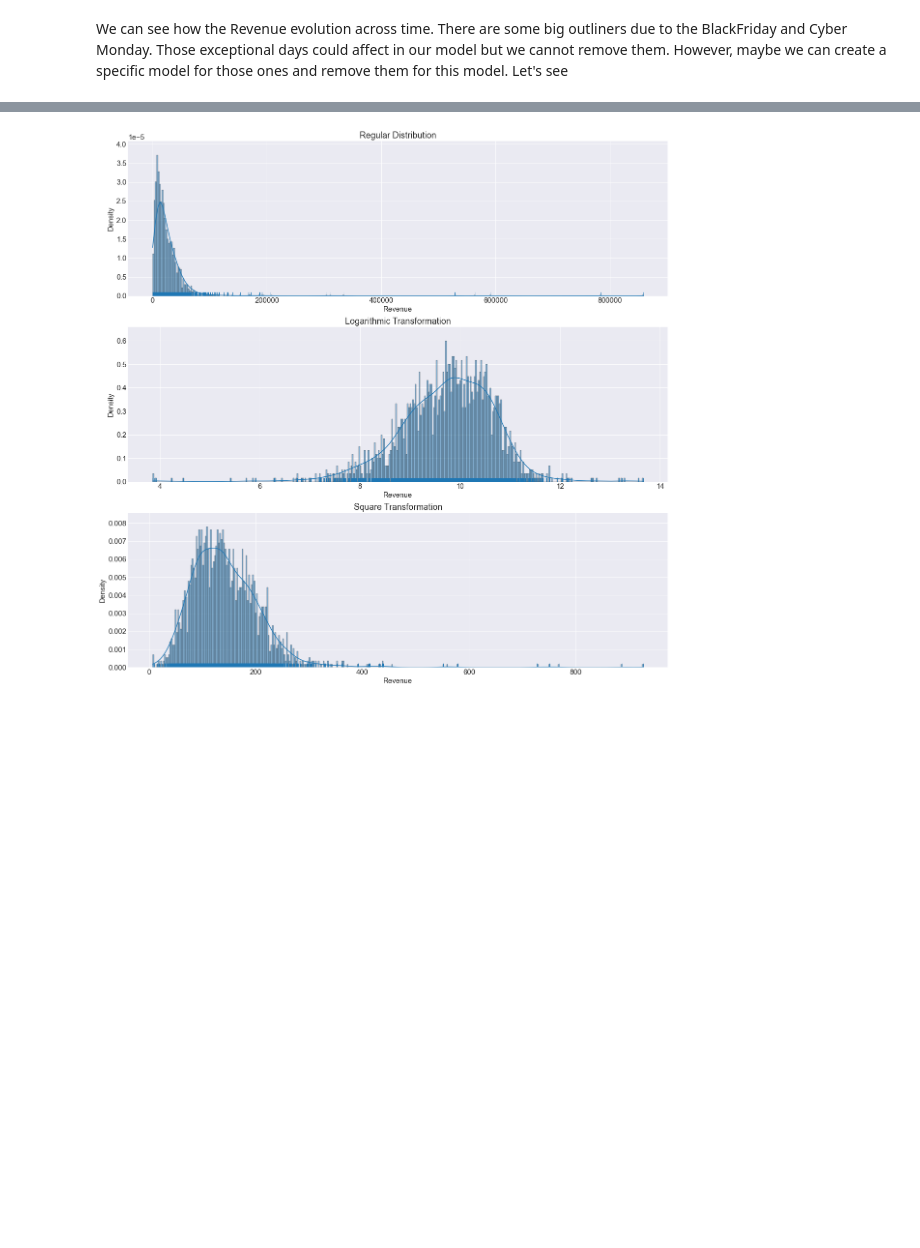
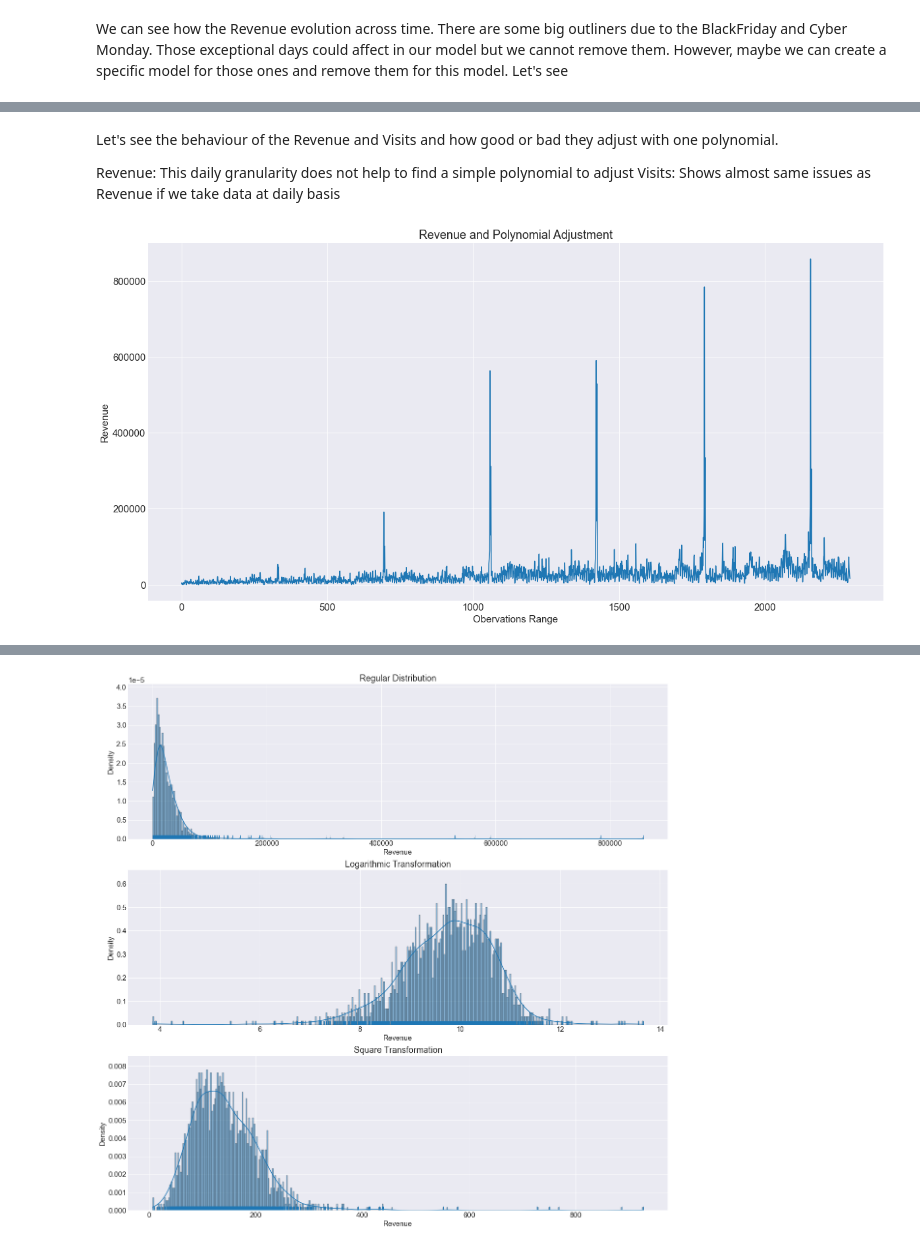
Before and after one commit to Jorge-Montenegro/TFM, a Jupyter notebook: TFM.ipynb, the cells around one changed output, grey strips where cells are left out. Cells and saved outputs as stored; diff of their text form; code cells hidden in the pictures; blank space fills up the shorter version.

```diff
--- a/TFM.ipynb
+++ b/TFM.ipynb
@@ -827,0 +235,9 @@ draw_plot(data_small, 'Revenue', 'Revenue Evolution')
+# %% [markdown]
+Let's see the behaviour of the Revenue and Visits and how good or bad they adjust with one polynomial.
+
+Revenue: This daily granularity does not help to find a simple polynomial to adjust
+Visits: Shows almost same issues as Revenue if we take data at daily basis
+# %%
+draw_least_squares_polynomial(data_small, data_small.columns[-1], 5)
+# %% [output]
+[figure, added]
```
Also changed, not shown: parts of 63 cells of this notebook, 1 other file.
